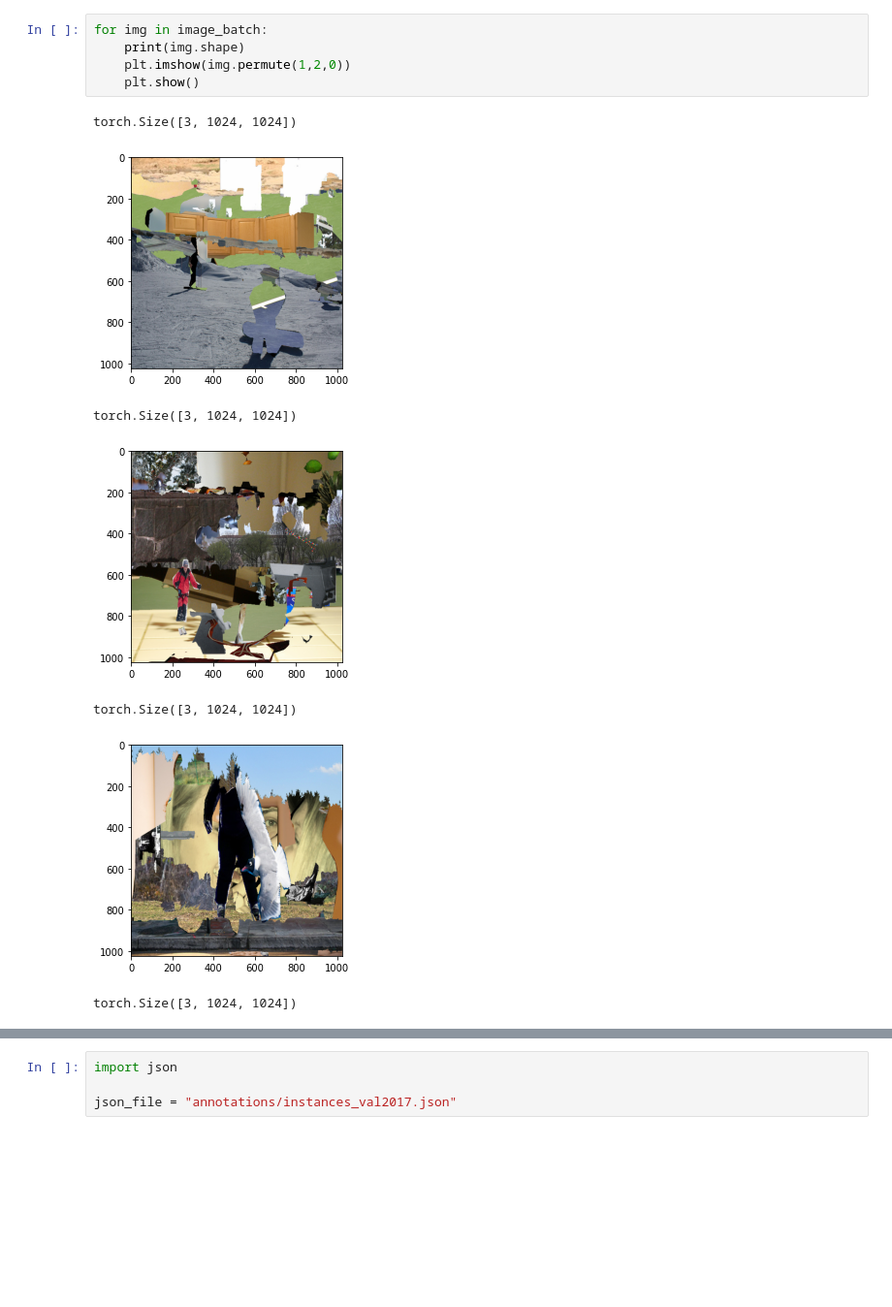
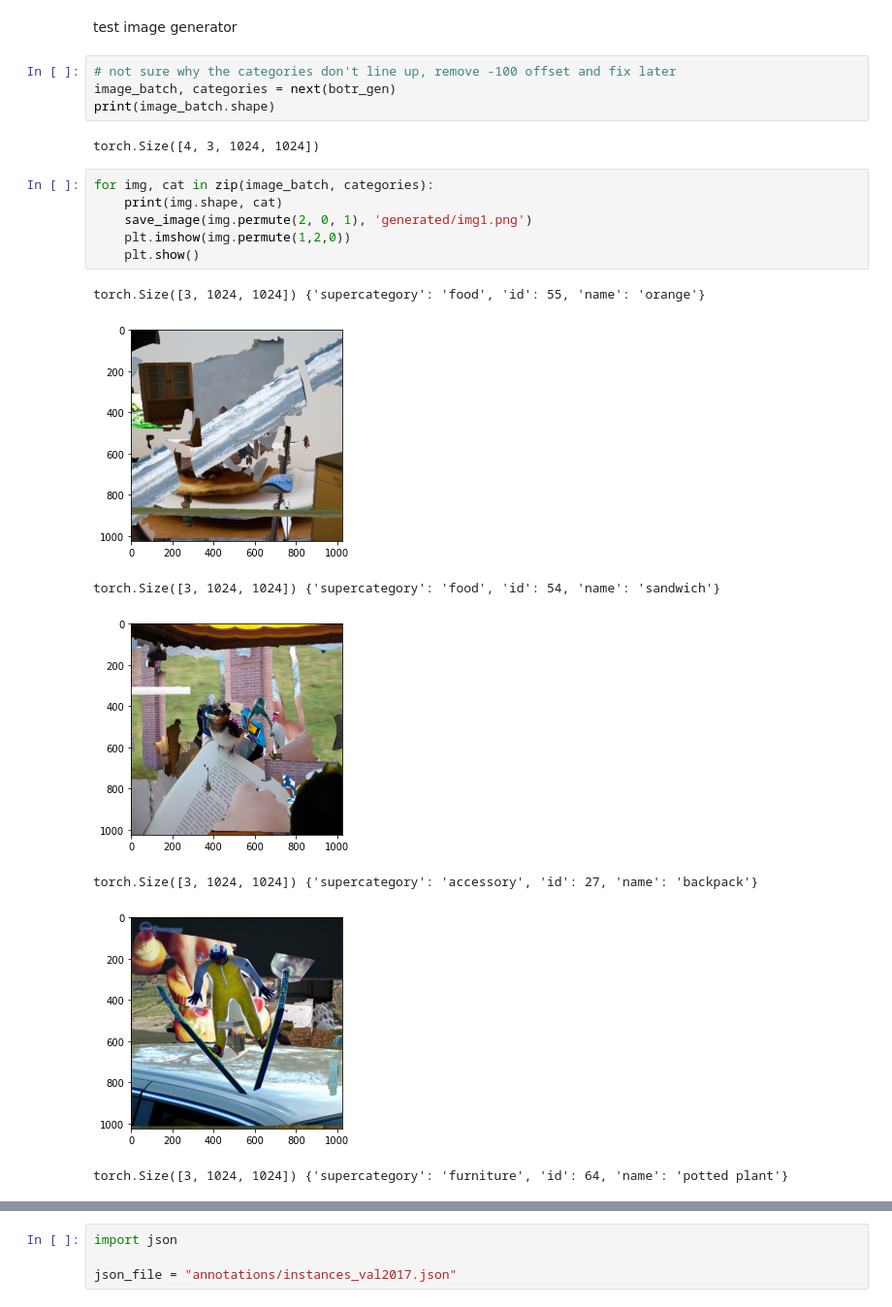
Before and after one commit to carlmoore256/back-of-the-router, a Jupyter notebook: interactive_generator.ipynb, the cells around one changed output, grey strips where cells are left out. Shown at 97% size. Cells and saved outputs as stored; diff of their text form; blank space fills up the shorter version.

```diff
--- a/interactive_generator.ipynb
+++ b/interactive_generator.ipynb
@@ -34,13 +34,22 @@ KeyError: 106
+# %% [markdown]
+test image generator
+# %%
+# not sure why the categories don't line up, remove -100 offset and fix later
+image_batch, categories = next(botr_gen)
+print(image_batch.shape)
+# %% [output]
+torch.Size([4, 3, 1024, 1024])
 # %%
-for img in image_batch:
-    print(img.shape)
+for img, cat in zip(image_batch, categories):
+    print(img.shape, cat)
+    save_image(img.permute(2, 0, 1), 'generated/img1.png')
     plt.imshow(img.permute(1,2,0))
     plt.show()
 # %% [output]
-torch.Size([3, 1024, 1024])
+torch.Size([3, 1024, 1024]) {'supercategory': 'food', 'id': 55, 'name': 'orange'}
-[figure, old version]
+[figure, new version]
-torch.Size([3, 1024, 1024])
+torch.Size([3, 1024, 1024]) {'supercategory': 'food', 'id': 54, 'name': 'sandwich'}
-[figure, old version]
+[figure, new version]
-torch.Size([3, 1024, 1024])
+torch.Size([3, 1024, 1024]) {'supercategory': 'accessory', 'id': 27, 'name': 'backpack'}
-[figure, old version]
+[figure, new version]
-torch.Size([3, 1024, 1024])
+torch.Size([3, 1024, 1024]) {'supercategory': 'furniture', 'id': 64, 'name': 'potted plant'}
```
Also changed, not shown: parts of 6 cells of this notebook, 2 other files.
